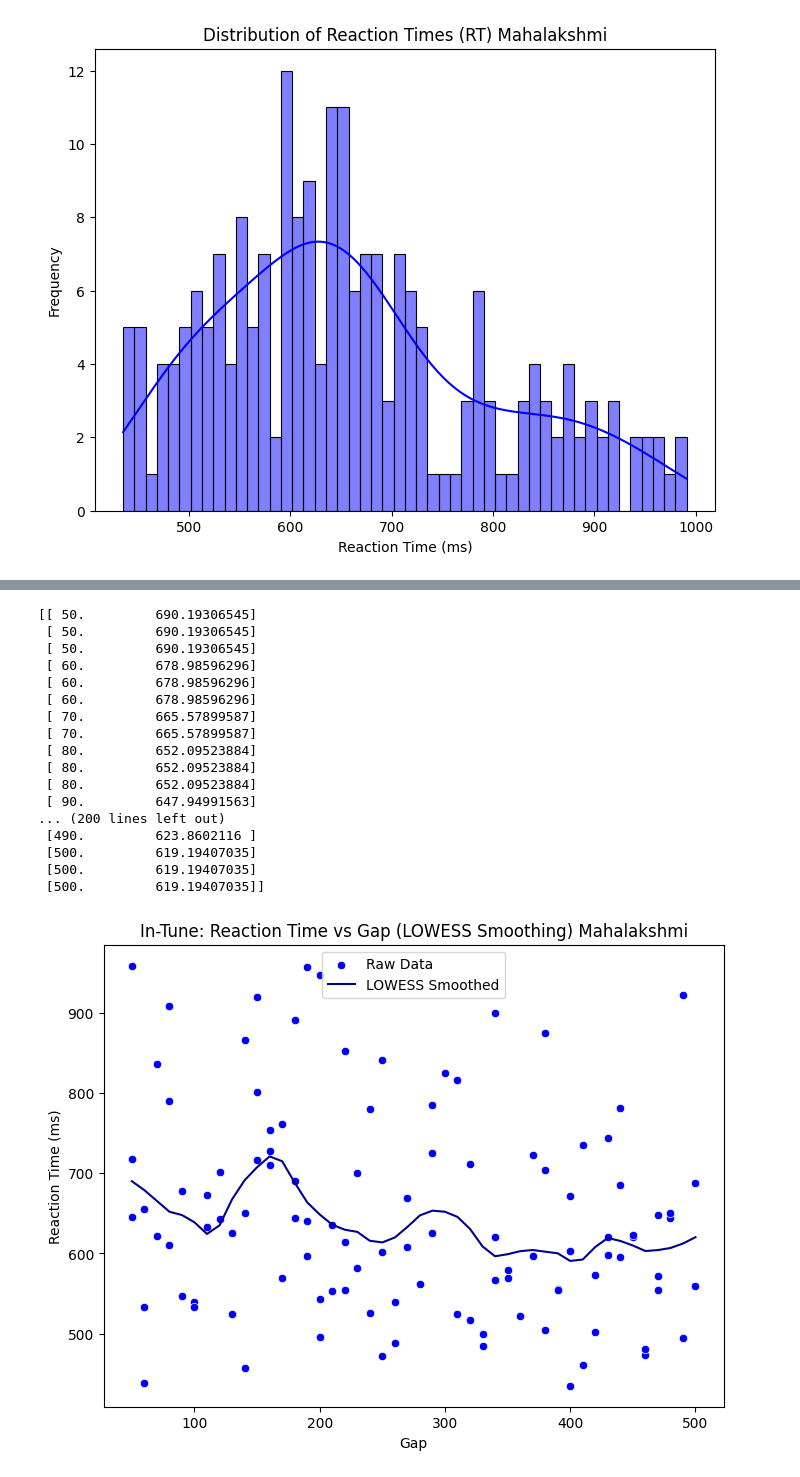
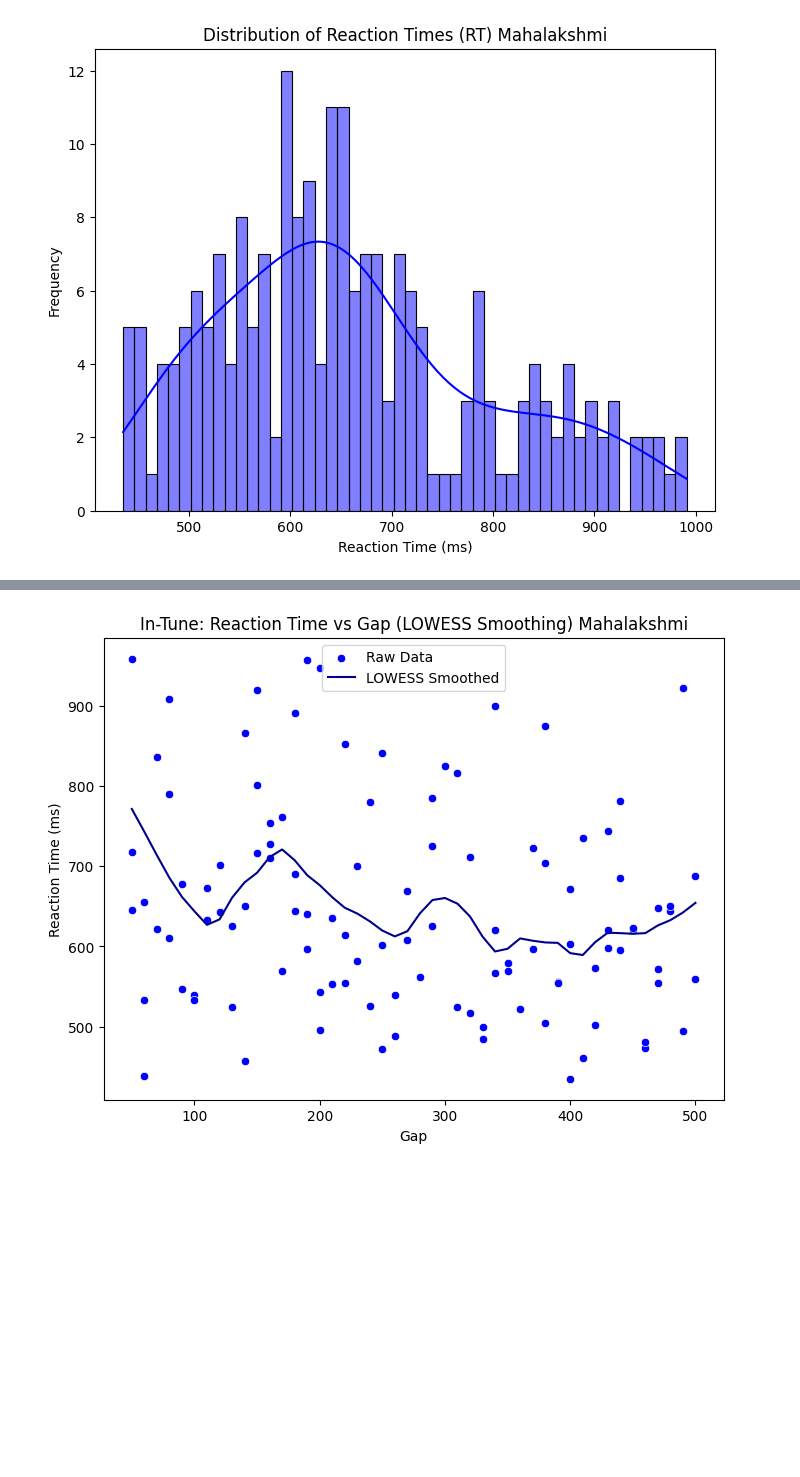
Before and after one commit to vidhyakshayakannan/Temporal-Attention, a Jupyter notebook: analysis/analysis.ipynb, the cells around one changed output, grey strips where cells are left out. Drawn from its saved outputs; the diff is of its cells as text; code cells hidden in the pictures; blank space fills up the shorter version.

```diff
--- a/analysis/analysis.ipynb
+++ b/analysis/analysis.ipynb
@@ -7,9 +7,9 @@ from scipy.stats import tukeylambda
 import os
 # %%
 file_paths = [
-    "/Users/vidhyakshayakannan/Documents/Cognitive Neuroscience Research/Python Experiments/data/mahalakshmi/Mahalakshmi1.1.csv",
-    "/Users/vidhyakshayakannan/Documents/Cognitive Neuroscience Research/Python Experiments/data/mahalakshmi/Mahalakshmi1.2.csv",
-    "/Users/vidhyakshayakannan/Documents/Cognitive Neuroscience Research/Python Experiments/data/mahalakshmi/Mahalakshmi1.3.csv"
+"/Users/vidhyakshayakannan/Documents/Temporal-Attention/data/mahalakshmi/Mahalakshmi1.1.csv",
+"/Users/vidhyakshayakannan/Documents/Temporal-Attention/data/mahalakshmi/Mahalakshmi1.2.csv",
+"/Users/vidhyakshayakannan/Documents/Temporal-Attention/data/mahalakshmi/Mahalakshmi1.3.csv"
 ]
 
 # Check if files exist
@@ -18,25 +18,19 @@ for file in file_paths:
         print(f"Error: {file} does not exist.")
         exit()
 
-# Extract participant name
-participant_name = os.path.basename(os.path.dirname(file_paths[0])).capitalize()
+participant_name = os.path.basename(os.path.dirname(file_paths[-1])).capitalize()
 
-# Read CSV files
 df = pd.concat([pd.read_csv(file) for file in file_paths], ignore_index=True)
 
-# Ensure 'Key' column is a string
 df['Key'] = df['Key'].astype(str)
 
-# Correct responses
 correct_1_M = ((df["Tone"] == 1) & (df["Key"] == "M")).sum()
 correct_2_C = ((df["Tone"] == 2) & (df["Key"] == "C")).sum()
 
-# Total counts
 total_1_M = (df["Tone"] == 1).sum()
 total_2_C = (df["Tone"] == 2).sum()
 total_count = len(df)
 
-# Accuracy calculations
 accuracy_1_M = (correct_1_M / total_1_M) * 100 if total_1_M > 0 else 0
 accuracy_2_C = (correct_2_C / total_2_C) * 100 if total_2_C > 0 else 0
 
@@ -44,7 +38,6 @@ correct_count = correct_1_M + correct_2_C
 incorrect_count = total_count - correct_count
 overall_accuracy = (correct_count / total_count) * 100 if total_count > 0 else 0
 
-# Print results
 print(f"Participant: {participant_name}")
 print(f"In-tune correct: {correct_1_M} / {total_1_M} ({accuracy_1_M:.2f}%)")
 print(f"Out-of-tune correct: {correct_2_C} / {total_2_C} ({accuracy_2_C:.2f}%)")
@@ -193,8 +193,14 @@ soumAve['OutAveRT'] = soumAve['Gap'].apply(lambda g: df.loc[(df['Gap'] == g) & (
 soumIn = df[df['Tone'] == 1].copy()
 soumOut = df[df['Tone'] == 2].copy()
 
+# Create DataFrames with Gap and Reaction Time as columns
+in_tune_df = pd.DataFrame({'Gap': soumAve['Gap'], 'InAveRT': soumAve['InAveRT']})
+out_of_tune_df = pd.DataFrame({'Gap': soumAve['Gap'], 'OutAveRT': soumAve['OutAveRT']})
+
 # Display results
-print(soumAve)
-print(soumIn)
-print(soumOut)
+print("In-Tune Average RT DataFrame:")
+print(in_tune_df)
+
+print("Out-of-Tune Average RT DataFrame:")
+print(out_of_tune_df)
 # %% [output]
@@ -227,7 +233,7 @@ soumIn = df[df['Tone'] == 1].copy()
 soumOut = df[df['Tone'] == 2].copy()
 
 # Apply Tukey smoothing (Running Median Filter)
-window_size = 5  # Adjust for different smoothing levels (should be odd)
+window_size = 3  # Adjust for different smoothing levels (should be odd)
 soumIn['RT_Tukey'] = medfilt(soumIn['RT'], kernel_size=window_size)
 soumOut['RT_Tukey'] = medfilt(soumOut['RT'], kernel_size=window_size)
 
@@ -258,49 +264,28 @@ plt.show()
 # %%
 from statsmodels.nonparametric.smoothers_lowess import lowess
+frac = 0.2
+smooth_in = lowess(in_tune_df['InAveRT'], in_tune_df['Gap'], frac=frac)
+smooth_out = lowess(out_of_tune_df['OutAveRT'], out_of_tune_df['Gap'], frac=frac)
 
-# Apply LOWESS smoothing
-frac = 0.2
-smooth_in = lowess(soumIn['RT'], soumIn['Gap'], frac=frac)
-smooth_out = lowess(soumOut['RT'], soumOut['Gap'], frac=frac)
-print(smooth_in)
-print(smooth_out)
-# Plot for soumIn (In-Tune) - LOWESS Smoothing
 plt.figure(figsize=(8, 6))
 sns.scatterplot(x=soumIn['Gap'], y=soumIn['RT'], color='blue', label="Raw Data")
 plt.plot(smooth_in[:, 0], smooth_in[:, 1], color='darkblue', linestyle='-', label="LOWESS Smoothed")
 str = f"In-Tune: Reaction Time vs Gap (LOWESS Smoothing) {participant_name}"
 plt.title(str)
 plt.xlabel("Gap")
 plt.ylabel("Reaction Time (ms)")
 plt.legend()
 plt.show()
 
-# Plot for soumOut (Out-of-Tune) - LOWESS Smoothing
+
 plt.figure(figsize=(8, 6))
 sns.scatterplot(x=soumOut['Gap'], y=soumOut['RT'], color='red', label="Raw Data")
 plt.plot(smooth_out[:, 0], smooth_out[:, 1], color='darkred', linestyle='-', label="LOWESS Smoothed")
 str = f"Out-of-Tune: Reaction Time vs Gap (LOWESS Smoothing) {participant_name}"
 plt.title(str)
 plt.xlabel("Gap")
 plt.ylabel("Reaction Time (ms)")
 plt.legend()
 plt.show()
 # %% [output]
-[[ 50.         690.19306545]
- [ 50.         690.19306545]
- [ 50.         690.19306545]
- [ 60.         678.98596296]
- [ 60.         678.98596296]
- [ 60.         678.98596296]
- [ 70.         665.57899587]
- [ 70.         665.57899587]
- [ 80.         652.09523884]
- [ 80.         652.09523884]
- [ 80.         652.09523884]
- [ 90.         647.94991563]
-... (200 lines left out)
- [490.         623.8602116 ]
- [500.         619.19407035]
- [500.         619.19407035]
- [500.         619.19407035]]
-[figure, old version]
+[figure, new version]
```
Also changed, not shown: parts of 8 cells of this notebook, 1 other file.
